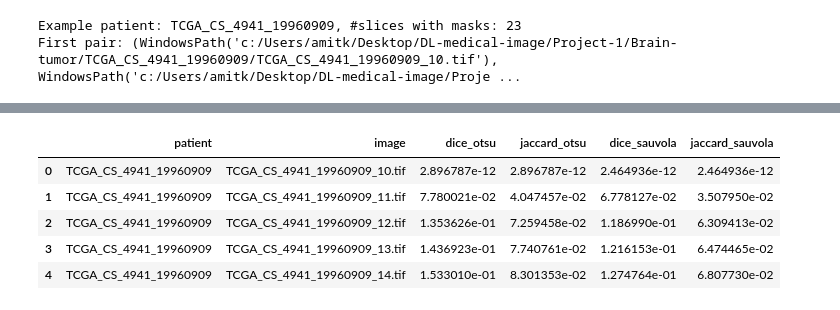
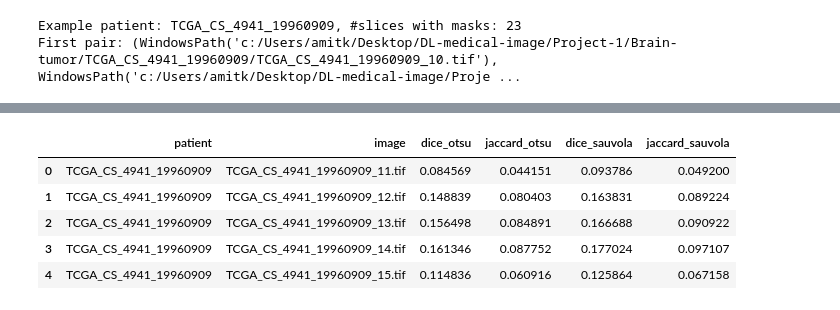
Before and after one commit to Amitkr1311/CS328-Deep-Learning, a Jupyter notebook: Project-1/main.ipynb, the cells around one changed output, grey strips where cells are left out. Drawn from its saved outputs; the diff is of its cells as text; code cells hidden in the pictures.

```diff
--- a/Project-1/main.ipynb
+++ b/Project-1/main.ipynb
@@ -214,29 +231,79 @@ def jaccard_index(y_true: np.ndarray, y_pred: np.ndarray, eps: float = 1e-7) ->
 
 """Here we:
 1. Select a limited number of patients and slices to keep the experiment light.
-2. For each slice, run both Otsu and Sauvola segmentation.
-3. Compute Dice and Jaccard for each method.
-4. Aggregate results and report mean ± standard deviation.
+2. Optionally tune Sauvola parameters on a small subset.
+3. For each slice, preprocess the image, run both Otsu and Sauvola segmentation,
+   and clean the resulting masks.
+4. Compute Dice and Jaccard for each method.
+5. Aggregate results and report mean ± standard deviation.
 """
 
 # Choose how many patients and slices per patient to use
 N_PATIENTS = 5
 N_SLICES_PER_PATIENT = 10
 
+# ---- Simple Sauvola parameter tuning on a small subset ----
+window_sizes = [15, 31, 51]
+ks = [0.1, 0.2, 0.3]
+
+best_cfg = None
+best_mean_dice = -1.0
+
+subset_patients = patient_dirs[:3]
+
+for ws in window_sizes:
+    for k in ks:
+        dices = []
+        for patient_dir in subset_patients:
+            pairs = list_slice_pairs(patient_dir)[:5]
+            for img_path, mask_path in pairs:
+                img_raw, mask_gt = load_slice_and_mask(img_path, mask_path)
+                img = preprocess_image(img_raw)
+
+                # Skip slices with (almost) no tumor to avoid unstable metrics
+                if mask_gt.sum() < 20:
+                    continue
+
+                mask_sauv = clean_mask(segment_sauvola(img, window_size=ws, k=k))
+                dices.append(dice_score(mask_gt, mask_sauv))
+        if len(dices) == 0:
+            continue
+        mean_dice = float(np.mean(dices))
+        print(f"Tuning Sauvola -> window_size={ws}, k={k}: mean Dice={mean_dice:.3f}")
+        if mean_dice > best_mean_dice:
+            best_mean_dice = mean_dice
+            best_cfg = (ws, k)
+
+if best_cfg is None:
+    BEST_WINDOW_SIZE, BEST_K = 31, 0.2
+    print("Warning: no valid slices for tuning, using default Sauvola params.")
+else:
+    BEST_WINDOW_SIZE, BEST_K = best_cfg
+    print(f"Best Sauvola config: window_size={BEST_WINDOW_SIZE}, k={BEST_K} (mean Dice={best_mean_dice:.3f})")
+
+# ---- Main evaluation loop using tuned Sauvola parameters ----
+
 all_results = []  # list of dicts for easy conversion to a DataFrame
 
 for patient_dir in patient_dirs[:N_PATIENTS]:
     pairs = list_slice_pairs(patient_dir)[:N_SLICES_PER_PATIENT]
     for img_path, mask_path in pairs:
-        img, mask_gt = load_slice_and_mask(img_path, mask_path)
+        img_raw, mask_gt = load_slice_and_mask(img_path, mask_path)
 
-        # Global Otsu
-        mask_otsu = segment_otsu(img)
+        # Preprocess image for better contrast
+        img = preprocess_image(img_raw)
+
+        # Optionally skip slices with almost no tumor area when summarizing
+        if mask_gt.sum() < 20:
+            continue
+
+        # Global Otsu (assuming tumors are bright; change to "dark" if needed)
+        mask_otsu = clean_mask(segment_otsu(img, foreground="bright"))
         dice_otsu = dice_score(mask_gt, mask_otsu)
         jac_otsu = jaccard_index(mask_gt, mask_otsu)
 
-        # Sauvola adaptive
-        mask_sauv = segment_sauvola(img, window_size=31, k=0.2)
+        # Sauvola adaptive with tuned parameters
+        mask_sauv = clean_mask(segment_sauvola(img, window_size=BEST_WINDOW_SIZE, k=BEST_K))
         dice_sauv = dice_score(mask_gt, mask_sauv)
         jac_sauv = jaccard_index(mask_gt, mask_sauv)
 
@@ -257,7 +334,7 @@ results_df.head()
 |  | patient | image | dice_otsu | jaccard_otsu | dice_sauvola | jaccard_sauvola |
-| 0 | TCGA_CS_4941_19960909 | TCGA_CS_4941_19960909_10.tif | 2.896787e-12 | 2.896787e-12 | 2.464936e-12 | 2.464936e-12 |
-| 1 | TCGA_CS_4941_19960909 | TCGA_CS_4941_19960909_11.tif | 7.780021e-02 | 4.047457e-02 | 6.778127e-02 | 3.507950e-02 |
-| 2 | TCGA_CS_4941_19960909 | TCGA_CS_4941_19960909_12.tif | 1.353626e-01 | 7.259458e-02 | 1.186990e-01 | 6.309413e-02 |
-| 3 | TCGA_CS_4941_19960909 | TCGA_CS_4941_19960909_13.tif | 1.436923e-01 | 7.740761e-02 | 1.216153e-01 | 6.474465e-02 |
-| 4 | TCGA_CS_4941_19960909 | TCGA_CS_4941_19960909_14.tif | 1.533010e-01 | 8.301353e-02 | 1.274764e-01 | 6.807730e-02 |
+| 0 | TCGA_CS_4941_19960909 | TCGA_CS_4941_19960909_11.tif | 0.084569 | 0.044151 | 0.093786 | 0.049200 |
+| 1 | TCGA_CS_4941_19960909 | TCGA_CS_4941_19960909_12.tif | 0.148839 | 0.080403 | 0.163831 | 0.089224 |
+| 2 | TCGA_CS_4941_19960909 | TCGA_CS_4941_19960909_13.tif | 0.156498 | 0.084891 | 0.166688 | 0.090922 |
+| 3 | TCGA_CS_4941_19960909 | TCGA_CS_4941_19960909_14.tif | 0.161346 | 0.087752 | 0.177024 | 0.097107 |
+| 4 | TCGA_CS_4941_19960909 | TCGA_CS_4941_19960909_15.tif | 0.114836 | 0.060916 | 0.125864 | 0.067158 |
 # %%
```
Also changed, not shown: parts of 8 cells of this notebook.
